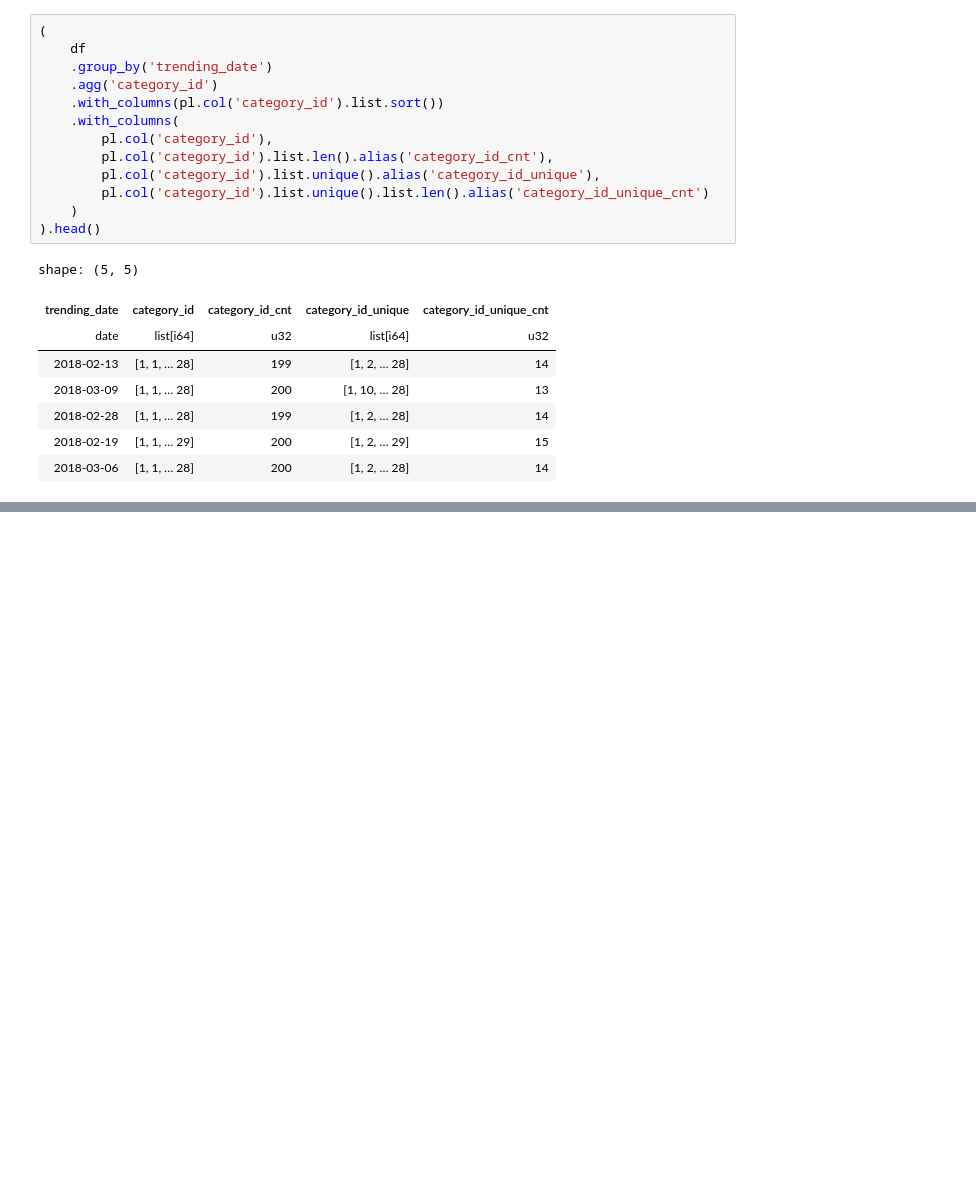
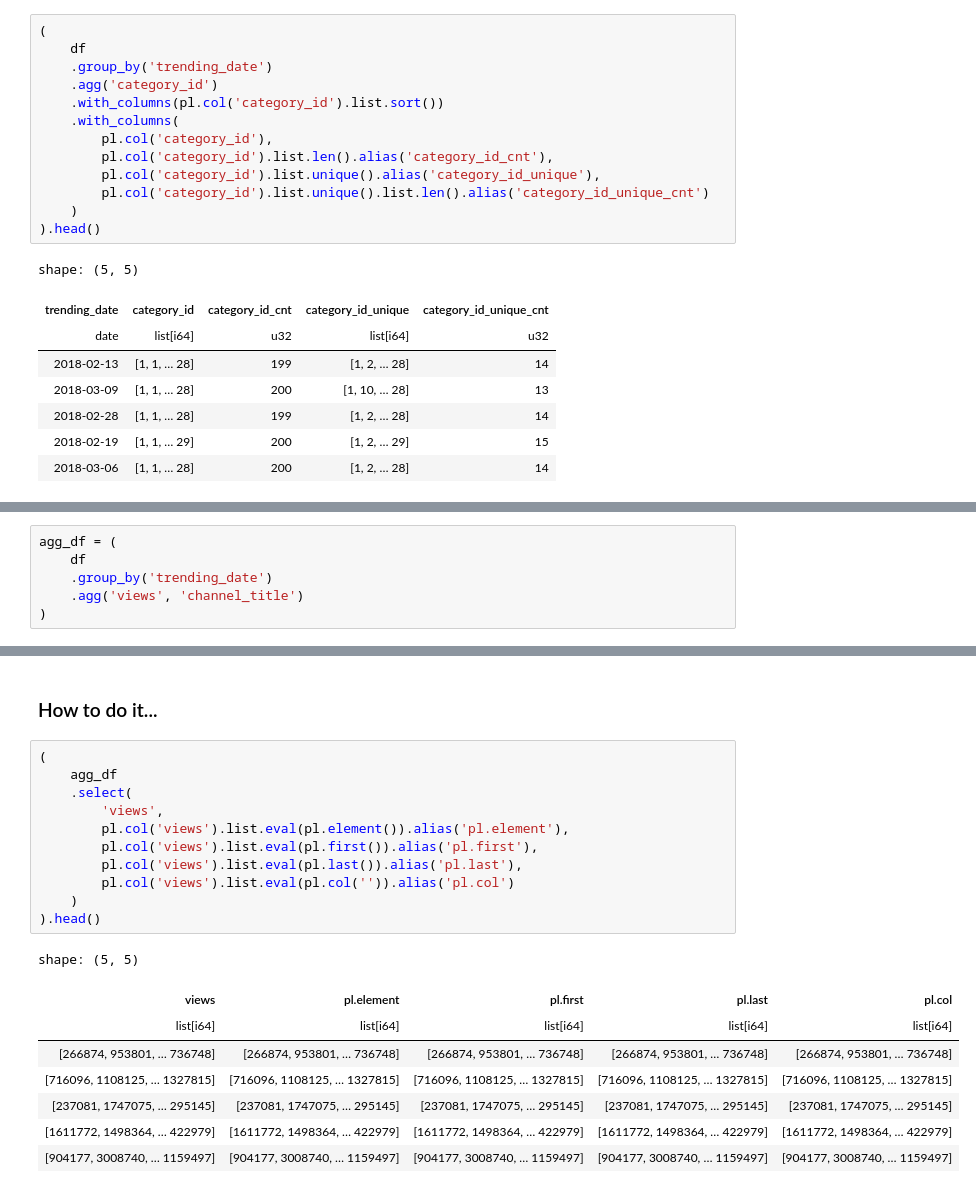
Before and after one commit to PacktPublishing/Polars-Cookbook, a Jupyter notebook: Chapter07/ch07.ipynb, the cells around one changed output, grey strips where cells are left out. Saved outputs shown, nothing was run; the diff lists cells and outputs as text; blank space fills up the shorter version.

```diff
--- a/Chapter07/ch07.ipynb
+++ b/Chapter07/ch07.ipynb
@@ -411,0 +409,6 @@ shape: (5, 3)
+# %%
+agg_df = (
+    df
+    .group_by('trending_date')
+    .agg('views', 'channel_title')
+)
@@ -411,0 +426,22 @@ shape: (5, 3)
+# %% [markdown]
+### How to do it...
+# %%
+(
+    agg_df
+    .select(
+        'views',
+        pl.col('views').list.eval(pl.element()).alias('pl.element'),
+        pl.col('views').list.eval(pl.first()).alias('pl.first'),
+        pl.col('views').list.eval(pl.last()).alias('pl.last'),
+        pl.col('views').list.eval(pl.col('')).alias('pl.col')
+    )
+).head()
+# %% [output]
+shape: (5, 5)
+| views | pl.element | pl.first | pl.last | pl.col |
+| list[i64] | list[i64] | list[i64] | list[i64] | list[i64] |
+| [266874, 953801, … 736748] | [266874, 953801, … 736748] | [266874, 953801, … 736748] | [266874, 953801, … 736748] | [266874, 953801, … 736748] |
+| [716096, 1108125, … 1327815] | [716096, 1108125, … 1327815] | [716096, 1108125, … 1327815] | [716096, 1108125, … 1327815] | [716096, 1108125, … 1327815] |
+| [237081, 1747075, … 295145] | [237081, 1747075, … 295145] | [237081, 1747075, … 295145] | [237081, 1747075, … 295145] | [237081, 1747075, … 295145] |
+| [1611772, 1498364, … 422979] | [1611772, 1498364, … 422979] | [1611772, 1498364, … 422979] | [1611772, 1498364, … 422979] | [1611772, 1498364, … 422979] |
+| [904177, 3008740, … 1159497] | [904177, 3008740, … 1159497] | [904177, 3008740, … 1159497] | [904177, 3008740, … 1159497] | [904177, 3008740, … 1159497] |
```
Also changed, not shown: parts of 25 cells of this notebook.
